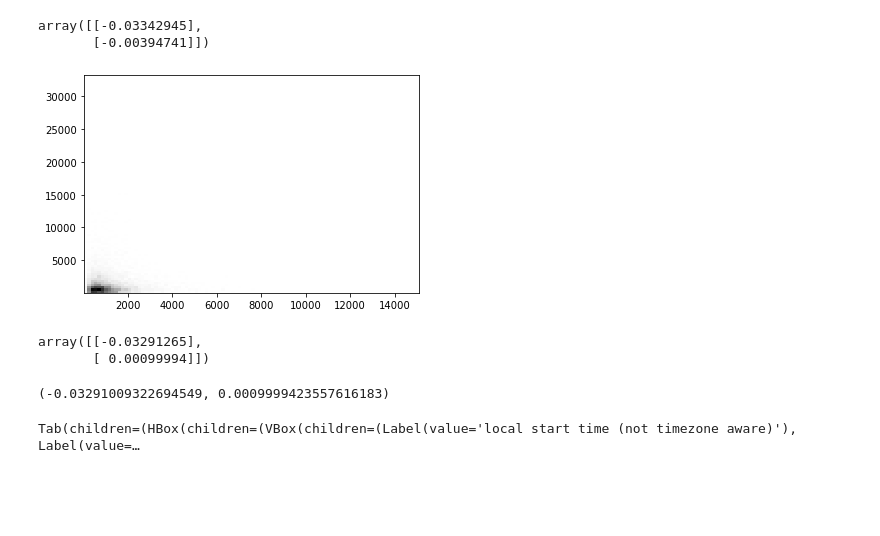
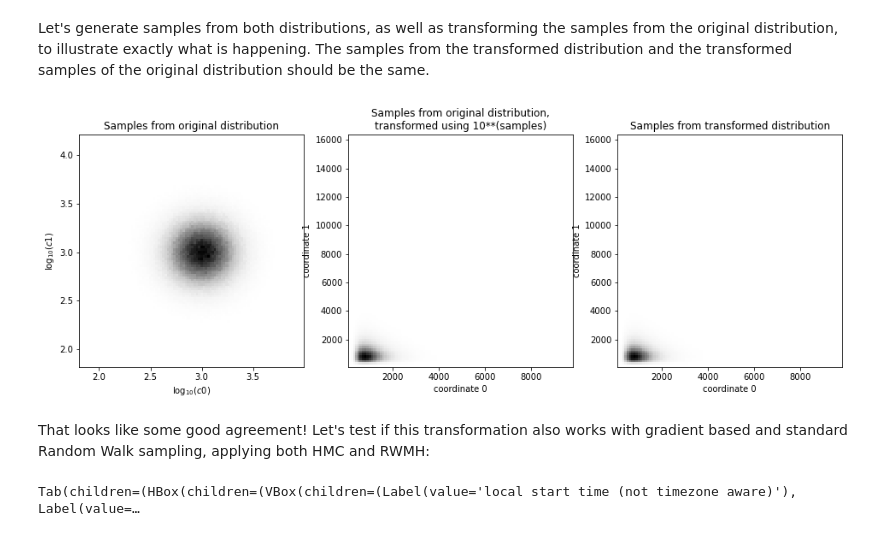
Before and after one commit to larsgeb/hmclab, a Jupyter notebook: notebooks/tutorials/5 - Transforming parameters.ipynb, the cells around one changed output. Saved outputs shown, nothing was run; the diff lists cells and outputs as text; code cells hidden in the pictures; blank space fills up the shorter version.

```diff
--- a/notebooks/tutorials/5 - Transforming parameters.ipynb
+++ b/notebooks/tutorials/5 - Transforming parameters.ipynb
@@ -5,6 +8,9 @@ import numpy
 # %%
+dimensions = 10
+ones = numpy.ones((dimensions,1))
+
 prior_1 = hmclab.Distributions.Normal(
-    means=[3, 3],
-    covariance=[0.1, 0.2],
+    means=3 * ones,
+    covariance=[0.05]*100,
 )
 prior_1_l = hmclab.Distributions.TransformToLogSpace(prior_1)
@@ -22,32 +17,32 @@ array([[2.        ],
-# %%
-prior_1_l.gradient(m1)
-# %% [output]
-array([[-0.03342945],
-       [-0.00394741]])
-# %%
-samples = prior_1_l.generate(10000)
-
-_ = plt.hist2d(samples[0, :], samples[1, :], bins=100, cmap=plt.get_cmap("Greys"))
-# %% [output]
-[figure, removed]
-# %%
-prior_1_l.gradient(m2)
-# %% [output]
-array([[-0.03291265],
-       [ 0.00099994]])
-# %%
-eta = 1e-2
-m2e = m2.copy()
-m2e[0] += eta
-
-grad1 = (prior_1_l.misfit(m2e) - prior_1_l.misfit(m2)) / eta
-
-m2e = m2.copy()
-m2e[1] += eta
-
-grad2 = (prior_1_l.misfit(m2e) - prior_1_l.misfit(m2)) / eta
-
-grad1, grad2
-# %% [output]
-(-0.03291009322694549, 0.0009999423557616183)
+# %% [markdown]
+Let's generate samples from both distributions, as well as transforming the samples from the original distribution, to illustrate exactly what is happening. The samples from the transformed distribution and the transformed samples of the original distribution should be the same.
+# %%
+n_samples = 1000000
+
+plt.figure(figsize=(16,5))
+
+plt.subplot(131)
+plt.title("Samples from original distribution")
+samples = prior_1.generate(n_samples)
+plt.hist2d(samples[0, :], samples[1, :], bins=100, cmap=plt.get_cmap("Greys"))
+plt.xlabel("$\log_{10}(c0)$")
+plt.ylabel("$\log_{10}(c1)$")
+
+plt.subplot(132)
+plt.title("Samples from original distribution,\ntransformed using 10**(samples)")
+samples = 10**samples
+_, bins1, bins2, _ = plt.hist2d(samples[0, :], samples[1, :], bins=100, cmap=plt.get_cmap("Greys"))
+plt.xlabel("coordinate 0")
+plt.ylabel("coordinate 1")
+
+plt.subplot(133)
+plt.title("Samples from transformed distribution")
+samples = prior_1_l.generate(n_samples)
+_ = plt.hist2d(samples[0, :], samples[1, :], bins=[bins1,bins2], cmap=plt.get_cmap("Greys"))
+plt.xlabel("coordinate 0")
+plt.ylabel("coordinate 1");
+# %% [output]
+[figure, added]
+# %% [markdown]
+That looks like some good agreement! Let's test if this transformation also works with gradient based and standard Random Walk sampling, applying both HMC and RWMH:
 # %%
```
Also changed, not shown: parts of 13 cells of this notebook, 1 other file.
